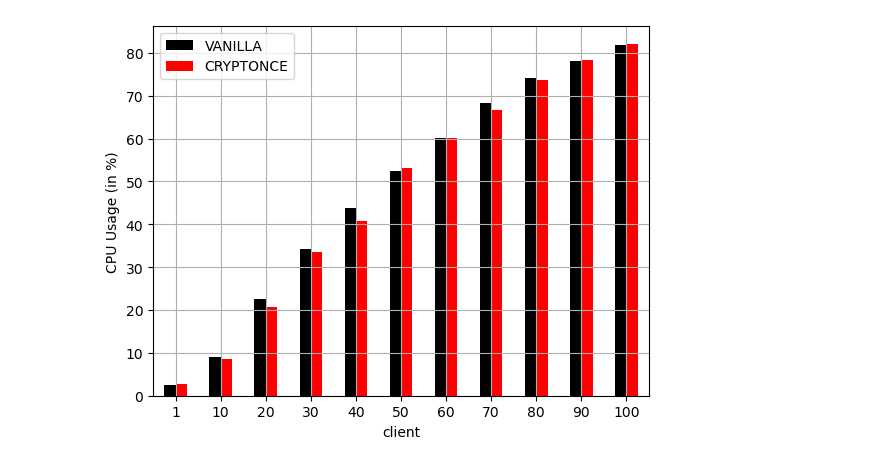
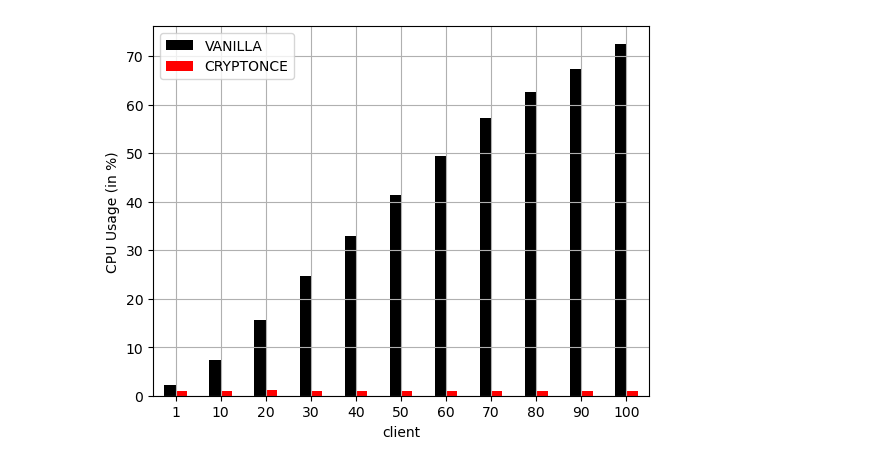
Before and after one commit to cesar237/wireguard-results-analysis, a Jupyter notebook: notebooks/Analysis with sockperf and pidstat.ipynb, the cells around one changed output. Drawn from its saved outputs; the diff is of its cells as text; code cells hidden in the pictures.

```diff
--- a/notebooks/Analysis with sockperf and pidstat.ipynb
+++ b/notebooks/Analysis with sockperf and pidstat.ipynb
@@ -21,7 +21,7 @@ def import_pidstat(res_dir):
     pidstat = pd.read_csv(f"../{res_dir}/summary/server/cpu-pidstat.csv")
     tmp = pidstat.groupby(['cpu', 'client', 'core', 'timestamp', 'run']).sum(numeric_only=True).reset_index()
     tmp = tmp.groupby(['cpu', 'client', 'core', 'run']).median(numeric_only=True).reset_index()
-    tmp = tmp.groupby(['cpu', 'client', 'core']).median(numeric_only=True).reset_index()
+    tmp = tmp.groupby(['cpu', 'client', 'core']).max(numeric_only=True).reset_index()
     global_cpu = tmp.groupby(['cpu', 'client']).mean().reset_index()
     return global_cpu, tmp
 
@@ -29,7 +29,7 @@ def import_cpu(res_dir):
     cpu = pd.read_csv(f"../{res_dir}/summary/server/cpu-sar.csv")
     cpu = cpu[cpu.core != -1]
     tmp = cpu.groupby(['cpu', 'client', 'core', 'run']).median().reset_index()
-    tmp = cpu.groupby(['cpu', 'client', 'core']).median().reset_index()
+    tmp = cpu.groupby(['cpu', 'client', 'core']).max().reset_index()
     tmp['used'] = 100 - tmp['idle']
     global_cpu = tmp.groupby(['cpu', 'client']).mean().reset_index()
     return global_cpu, tmp
@@ -39,7 +39,7 @@ def import_latency(res_dir):
     tails = ['99th', '99.9th', '99.99th', '99.999th',]
     cols = ['min', 'median', 'max'] + tails
     latency = latency.groupby(['cpu', 'client', 'run']).median().reset_index()
-    latency = latency.groupby(['cpu', 'client']).median().reset_index()
+    latency = latency.groupby(['cpu', 'client']).max().reset_index()
     latency[cols] /= 1000
     return latency
 
@@ -47,7 +47,7 @@ def import_throughput(res_dir):
     net = pd.read_csv(f"../{res_dir}/summary/server/throughput-sar.csv")
     net = net[net.iface == 'wg']
     net = net.groupby(['cpu', 'client', 'run']).median(numeric_only=True).reset_index()
-    net = net.groupby(['cpu', 'client',]).median(numeric_only=True).reset_index()
+    net = net.groupby(['cpu', 'client',]).max(numeric_only=True).reset_index()
     net['rxkB/s'] = net['rxkB/s'] * 8 / 1e6
     net['txkB/s'] = net['txkB/s'] * 8 / 1e6
     return net
@@ -131,7 +146,7 @@ names = {
 # %%
-plot_all(res_dirs, cpu_importer)
+plot_all(res_dirs, pidstat_importer)
 # %% [output]
-[figure, old version]
+[figure, new version]
 # %%
 plot_all(res_dirs, import_latency, y='99.99th', ylim=[0,20], ylabel='99.99th Tail Latency (in us)')
 # %% [output]
```
Also changed, not shown: parts of 4 cells of this notebook, 3 other files.
